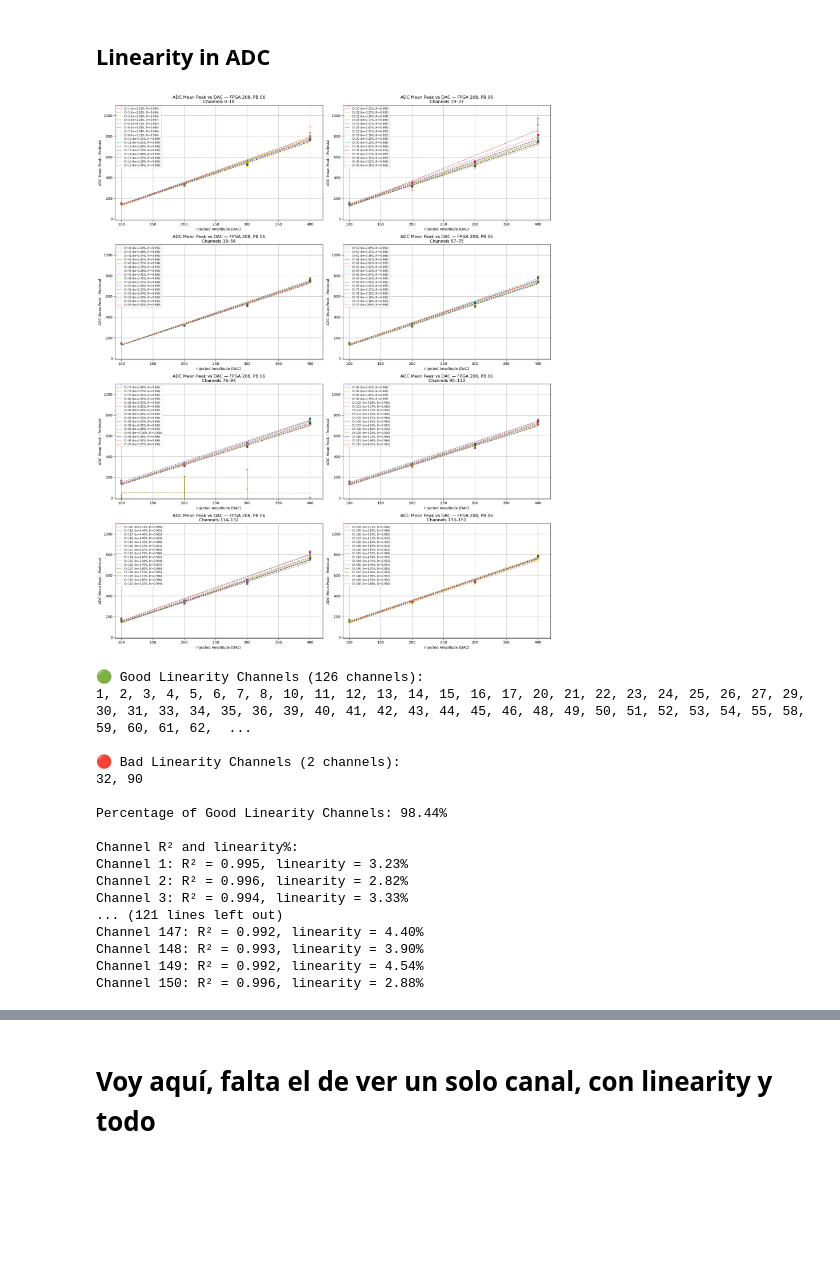
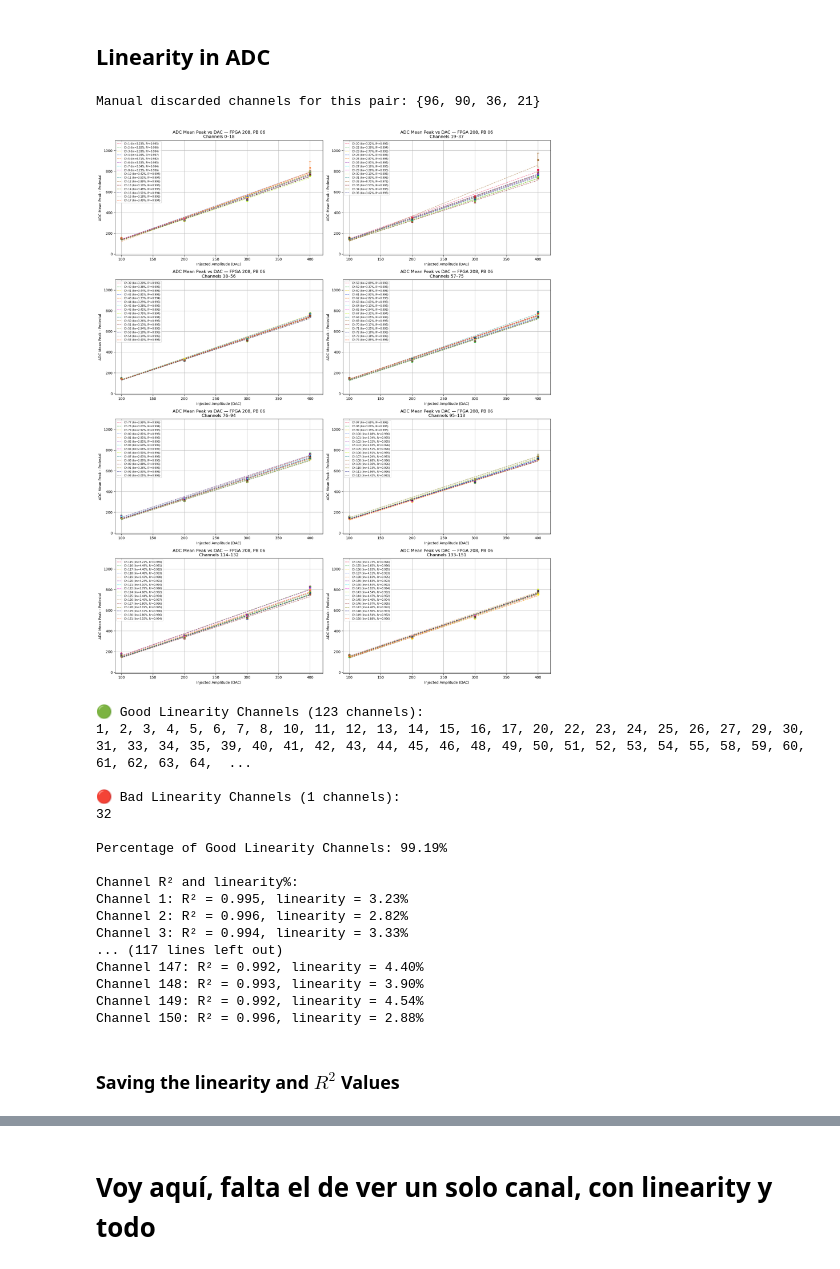
Before and after one commit to nlbucurur/EEEMCal_Analysis, a Jupyter notebook: Linearity_Studies_Nov2025/ADC_Linearity.ipynb, the cells around one changed output, grey strips where cells are left out. Drawn from its saved outputs; the diff is of its cells as text; code cells hidden in the pictures; blank space fills up the shorter version.

Commit message:
✨ Save linearity values

```diff
--- a/Linearity_Studies_Nov2025/ADC_Linearity.ipynb
+++ b/Linearity_Studies_Nov2025/ADC_Linearity.ipynb
@@ -852,9 +852,24 @@ channel_r2_dict = {}
 channel_linperc_dict = {}
 
 pb_key = pb_adc_mean  # e.g. "06" or "008"
+
+# === Manually discarded channels (unstable, noisy, unwanted, etc.) ===
+# Manually discarded channels per FPGA–PB pair
+# Keys are (fpga, pb) as strings, same as in CONFIG["fpga_pb_pairs"]
+manual_discarded_by_pair = {
+    ("208", "06"): {21, 36, 90, 96},
+    ("209", "008"): {},
+}
 # %%
 fig, axs = plt.subplots(4, 2, figsize=(18, 22))
 axs = axs.flatten()
+
+# Pick the right manual-discard list for this FPGA–PB pair
+manual_discarded_channels = manual_discarded_by_pair.get(
+    (fpga_adc_mean, pb_adc_mean),
+    set()  # default: no manual discards if pair not in dict
+)
+print("Manual discarded channels for this pair:", manual_discarded_channels)
 
 for group_id in range(num_groups):
     ax = axs[group_id]
@@ -868,7 +883,8 @@ for group_id in range(num_groups):
         # Skip unwanted channels
         if (ch in dead_channels or
             ch in calibration_channels or
-            ch in notConnected_channels):
+            ch in notConnected_channels or
+            ch in manual_discarded_channels):
             continue
 
         # Select this channel's summary (mean & std over runs)
@@ -954,48 +970,51 @@ for group_id in range(num_groups):
     ax.grid(True)
     ax.legend(fontsize="x-small", markerscale=1)
 
 plt.tight_layout()
 plt.show()
 
 # -------- Summary printouts --------
 def print_channel_list(label, channels):
     chs = sorted(set(channels))
     print(f"\n{label} ({len(chs)} channels):")
     print(", ".join(str(int(c)) for c in chs))
 
 print_channel_list("🟢 Good Linearity Channels", good_linearity_channels)
 print_channel_list("🔴 Bad Linearity Channels", bad_linearity_channels)
 
 # Percentage (using actually evaluated channels)
 all_evaluated = set(good_linearity_channels) | set(bad_linearity_channels)
 total_channels_eval = len(all_evaluated)
 percentage_good = (
     len(set(good_linearity_channels)) / total_channels_eval * 100
     if total_channels_eval > 0 else 0
 )
 print(f"\nPercentage of Good Linearity Channels: {percentage_good:.2f}%")
 
 print("\nChannel R² and linearity%:")
 for channel in sorted(all_evaluated):
     r2 = channel_r2_dict.get(channel, float("nan"))
     linp = channel_linperc_dict.get(channel, float("nan"))
     print(f"Channel {channel}: R² = {r2:.3f}, linearity = {linp:.2f}%")
 # %% [output]
+Manual discarded channels for this pair: {96, 90, 36, 21}
-[figure, old version]
+[figure, new version]
-🟢 Good Linearity Channels (126 channels):
-1, 2, 3, 4, 5, 6, 7, 8, 10, 11, 12, 13, 14, 15, 16, 17, 20, 21, 22, 23, 24, 25, 26, 27, 29, 30, 31, 33, 34, 35, 36, 39, 40, 41, 42, 43, 44, 45, 46, 48, 49, 50, 51, 52, 53, 54, 55, 58, 59, 60, 61, 62,  ...
-
-🔴 Bad Linearity Channels (2 channels):
-32, 90
-
-Percentage of Good Linearity Channels: 98.44%
-
-Channel R² and linearity%:
-Channel 1: R² = 0.995, linearity = 3.23%
-Channel 2: R² = 0.996, linearity = 2.82%
-Channel 3: R² = 0.994, linearity = 3.33%
-... (121 lines left out)
-Channel 147: R² = 0.992, linearity = 4.40%
-Channel 148: R² = 0.993, linearity = 3.90%
-Channel 149: R² = 0.992, linearity = 4.54%
-Channel 150: R² = 0.996, linearity = 2.88%
+🟢 Good Linearity Channels (123 channels):
+1, 2, 3, 4, 5, 6, 7, 8, 10, 11, 12, 13, 14, 15, 16, 17, 20, 22, 23, 24, 25, 26, 27, 29, 30, 31, 33, 34, 35, 39, 40, 41, 42, 43, 44, 45, 46, 48, 49, 50, 51, 52, 53, 54, 55, 58, 59, 60, 61, 62, 63, 64,  ...
+
+🔴 Bad Linearity Channels (1 channels):
+32
+
+Percentage of Good Linearity Channels: 99.19%
+
+Channel R² and linearity%:
+Channel 1: R² = 0.995, linearity = 3.23%
+Channel 2: R² = 0.996, linearity = 2.82%
+Channel 3: R² = 0.994, linearity = 3.33%
+... (117 lines left out)
+Channel 147: R² = 0.992, linearity = 4.40%
+Channel 148: R² = 0.993, linearity = 3.90%
+Channel 149: R² = 0.992, linearity = 4.54%
+Channel 150: R² = 0.996, linearity = 2.88%
+# %% [markdown]
+### Saving the linearity and $R^2$ Values
```
Also changed, not shown: parts of 1 cell of this notebook, 1 other file.
